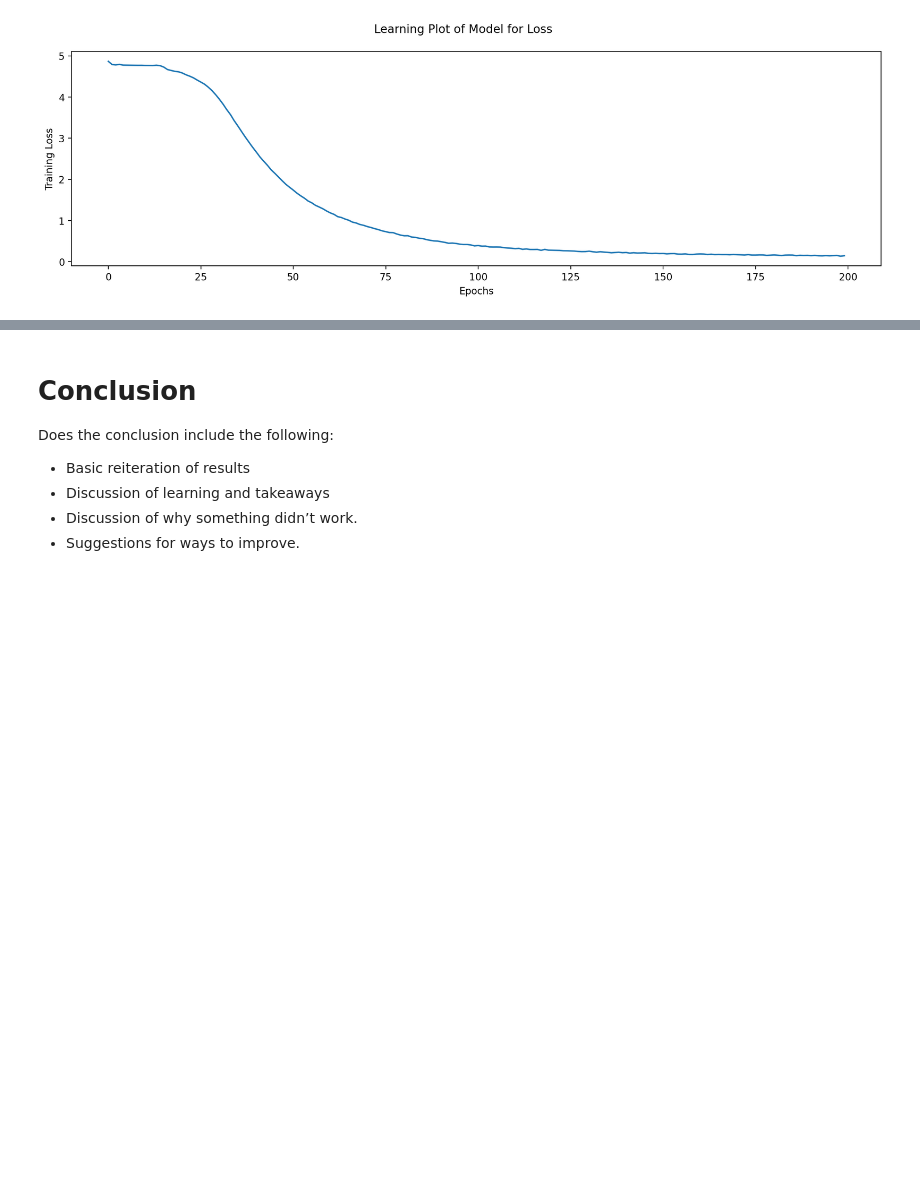
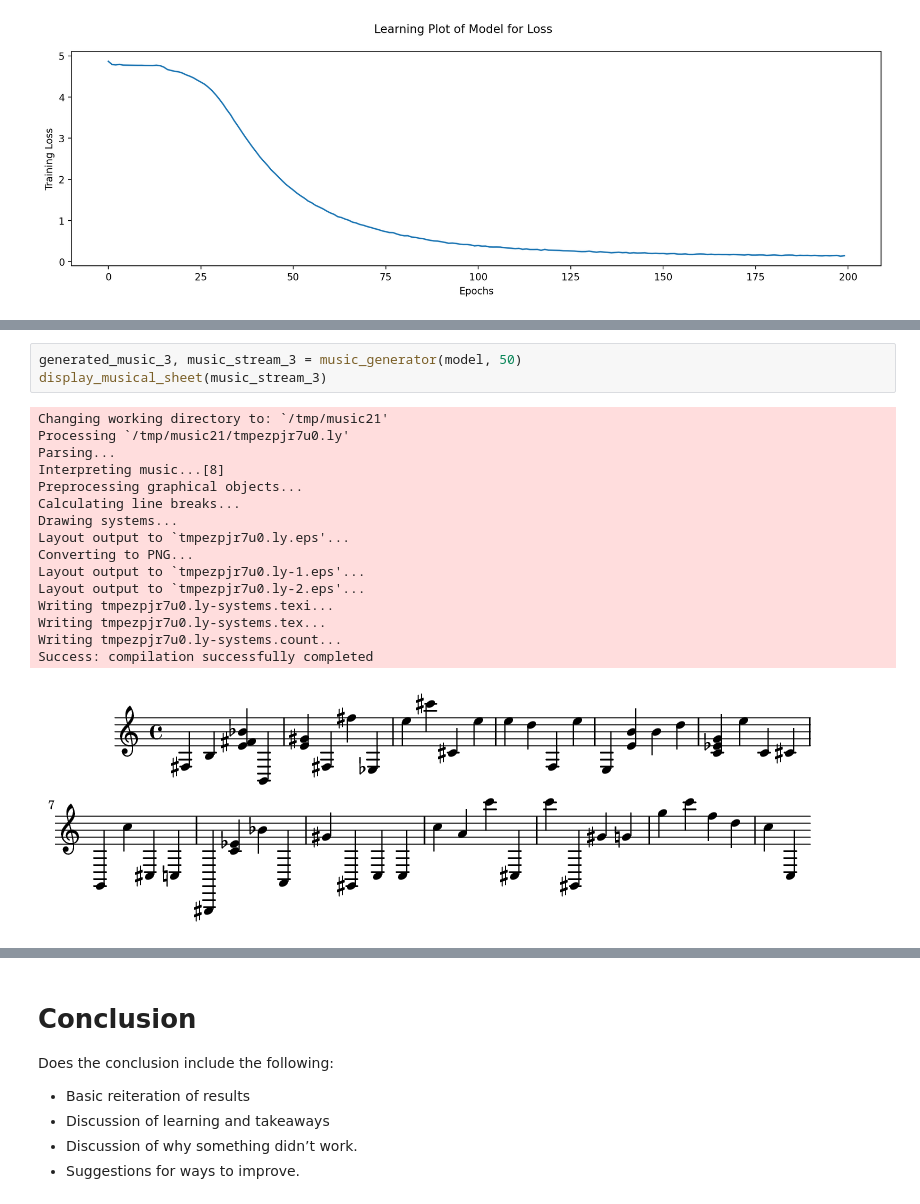
Before and after one commit to BasilPanda/CSCA-5642-FINAL, a Jupyter notebook: final_project.ipynb, the cells around one changed output, grey strips where cells are left out. Cells and saved outputs as stored; diff of their text form; blank space fills up the shorter version.

```diff
--- a/final_project.ipynb
+++ b/final_project.ipynb
@@ -491,0 +596,20 @@ Epoch 2/75
+# %%
+generated_music_3, music_stream_3 = music_generator(model, 50)
+display_musical_sheet(music_stream_3)
+# %% [output]
+Changing working directory to: `/tmp/music21'
+Processing `/tmp/music21/tmpezpjr7u0.ly'
+Parsing...
+Interpreting music...[8]
+Preprocessing graphical objects...
+Calculating line breaks...
+Drawing systems...
+Layout output to `tmpezpjr7u0.ly.eps'...
+Converting to PNG...
+Layout output to `tmpezpjr7u0.ly-1.eps'...
+Layout output to `tmpezpjr7u0.ly-2.eps'...
+Writing tmpezpjr7u0.ly-systems.texi...
+Writing tmpezpjr7u0.ly-systems.tex...
+Writing tmpezpjr7u0.ly-systems.count...
+Success: compilation successfully completed
+[figure, added]
```
Also changed, not shown: parts of 24 cells of this notebook.
